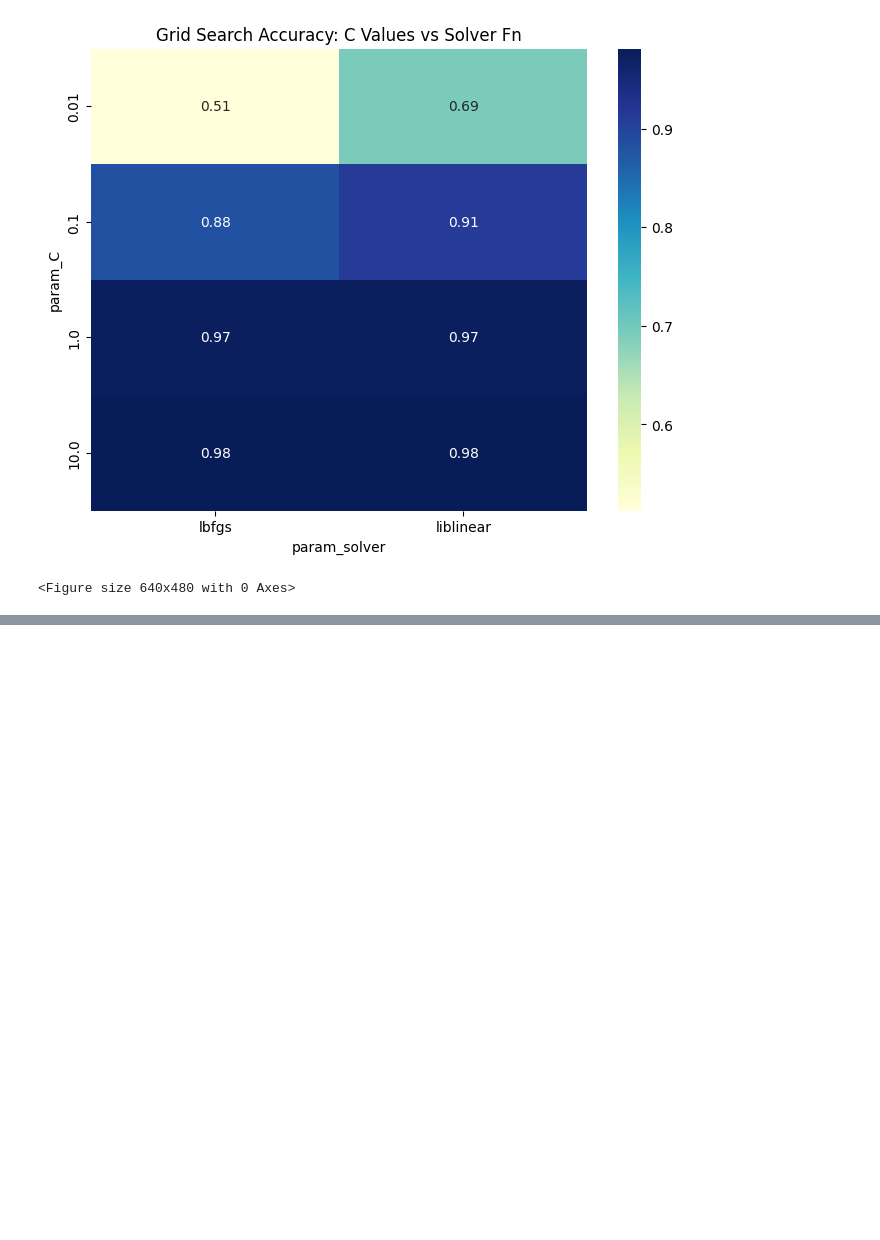
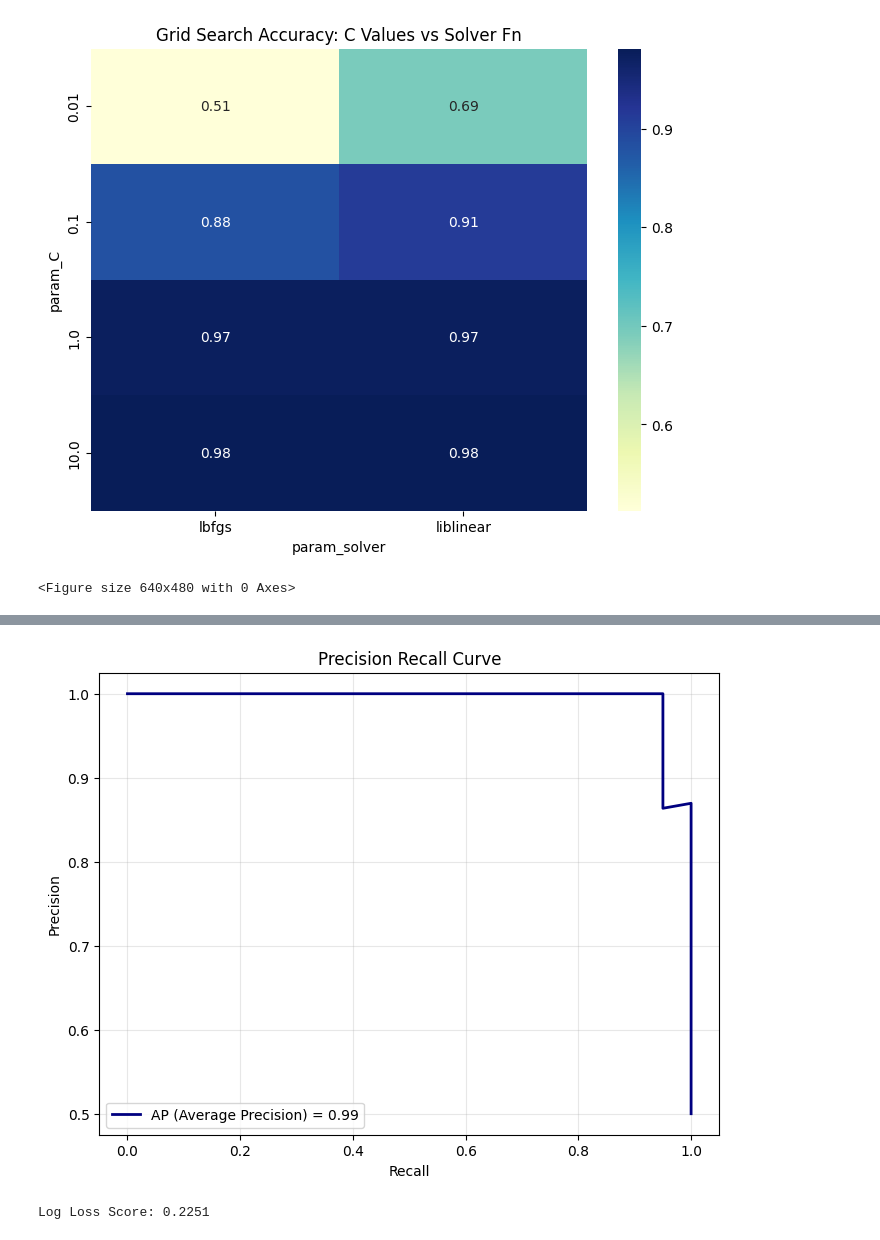
Before and after one commit to heyisula/binarytextclassificationNLP, a Jupyter notebook: train.ipynb, the cells around one changed output, grey strips where cells are left out. Saved outputs shown, nothing was run; the diff lists cells and outputs as text; code cells hidden in the pictures; blank space fills up the shorter version.

```diff
--- a/train.ipynb
+++ b/train.ipynb
@@ -129,0 +188,21 @@ plt.savefig("out/plots/grid_search_heatmap.png")
+# %%
+# Precision, Recall, and Average Precision
+precision, recall, _ = precision_recall_curve(y_val, y_probs)
+ap = average_precision_score(y_val, y_probs)
+
+plt.figure(figsize=(8, 6))
+plt.plot(recall, precision, color='navy', lw=2, label=f"AP (Average Precision) = {ap:.2f}")
+plt.xlabel("Recall")
+plt.ylabel("Precision")
+plt.title("Precision Recall Curve")
+plt.legend(loc="lower left")
+plt.grid(alpha=0.3)
+plt.savefig("out/plots/pr_curve.png")
+plt.show()
+# %% [output]
+[figure, added]
+# %%
+loss_val = log_loss(y_val, y_probs)
+print(f"Log Loss Score: {loss_val:.4f}")
+# %% [output]
+Log Loss Score: 0.2251
```
Also changed, not shown: parts of 9 cells of this notebook, 5 other files.
